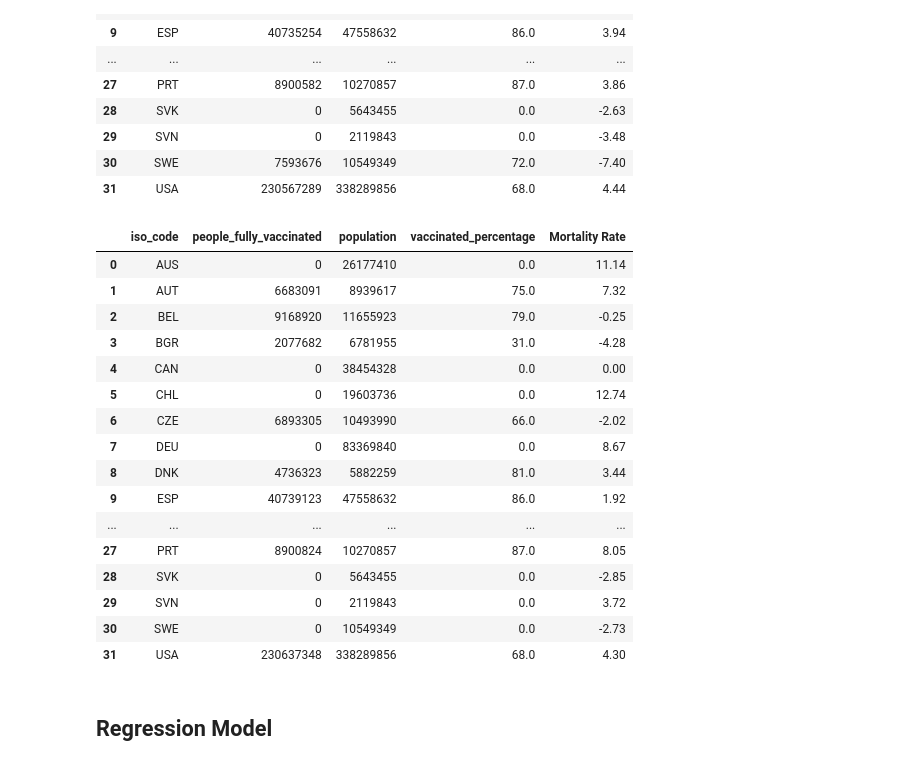
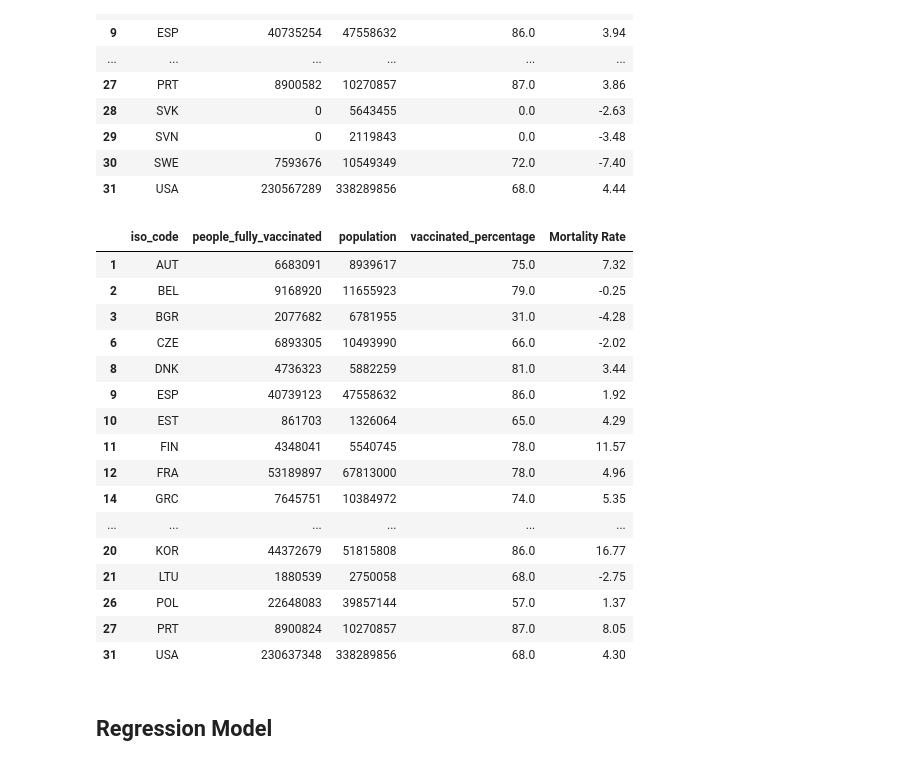
Before and after one commit to Anandraj-S/excess-death-analysis, a Jupyter notebook: excess_deaths.ipynb, the cells around one changed output. Saved outputs shown, nothing was run; the diff lists cells and outputs as text; code cells hidden in the pictures.

```diff
--- a/excess_deaths.ipynb
+++ b/excess_deaths.ipynb
@@ -506,29 +508,29 @@ vaccine_week_9_16
 | 31 | USA | 230567289 | 338289856 | 68.0 | 4.44 |
 # %%
 vaccine_week_17_23 = raw_df_23[(raw_df_23['Week number'] > 16) & (raw_df_23['Week number'] < 24)].groupby(['iso_code']).agg({'people_fully_vaccinated' : 'max', 'population' : 'max'}).reset_index()
-# vaccine_week_17_23 = vaccine_week_17_23[vaccine_week_17_23['people_fully_vaccinated'] > 0]
 vaccine_week_17_23['vaccinated_percentage'] = vaccine_week_17_23['people_fully_vaccinated']/vaccine_week_17_23['population']
 vaccine_week_17_23['vaccinated_percentage'] = round(vaccine_week_17_23['vaccinated_percentage']*100)
 vaccine_week_17_23 = pd.merge(vaccine_week_17_23, mort_week_17_23, how='left', on='iso_code')
+vaccine_week_17_23 = vaccine_week_17_23[vaccine_week_17_23['people_fully_vaccinated'] > 0]
 vaccine_week_17_23.fillna(0,inplace = True)
 vaccine_week_17_23
 # %% [output]
 |  | iso_code | people_fully_vaccinated | population | vaccinated_percentage | Mortality Rate |
-| 0 | AUS | 0 | 26177410 | 0.0 | 11.14 |
 | 1 | AUT | 6683091 | 8939617 | 75.0 | 7.32 |
 | 2 | BEL | 9168920 | 11655923 | 79.0 | -0.25 |
 | 3 | BGR | 2077682 | 6781955 | 31.0 | -4.28 |
-| 4 | CAN | 0 | 38454328 | 0.0 | 0.00 |
-| 5 | CHL | 0 | 19603736 | 0.0 | 12.74 |
 | 6 | CZE | 6893305 | 10493990 | 66.0 | -2.02 |
-| 7 | DEU | 0 | 83369840 | 0.0 | 8.67 |
 | 8 | DNK | 4736323 | 5882259 | 81.0 | 3.44 |
 | 9 | ESP | 40739123 | 47558632 | 86.0 | 1.92 |
+| 10 | EST | 861703 | 1326064 | 65.0 | 4.29 |
+| 11 | FIN | 4348041 | 5540745 | 78.0 | 11.57 |
+| 12 | FRA | 53189897 | 67813000 | 78.0 | 4.96 |
+| 14 | GRC | 7645751 | 10384972 | 74.0 | 5.35 |
 | ... | ... | ... | ... | ... | ... |
+| 20 | KOR | 44372679 | 51815808 | 86.0 | 16.77 |
+| 21 | LTU | 1880539 | 2750058 | 68.0 | -2.75 |
+| 26 | POL | 22648083 | 39857144 | 57.0 | 1.37 |
 | 27 | PRT | 8900824 | 10270857 | 87.0 | 8.05 |
-| 28 | SVK | 0 | 5643455 | 0.0 | -2.85 |
-| 29 | SVN | 0 | 2119843 | 0.0 | 3.72 |
-| 30 | SWE | 0 | 10549349 | 0.0 | -2.73 |
 | 31 | USA | 230637348 | 338289856 | 68.0 | 4.30 |
 # %% [markdown]
 ## **Regression Model**
```
Also changed, not shown: parts of 17 cells of this notebook.
